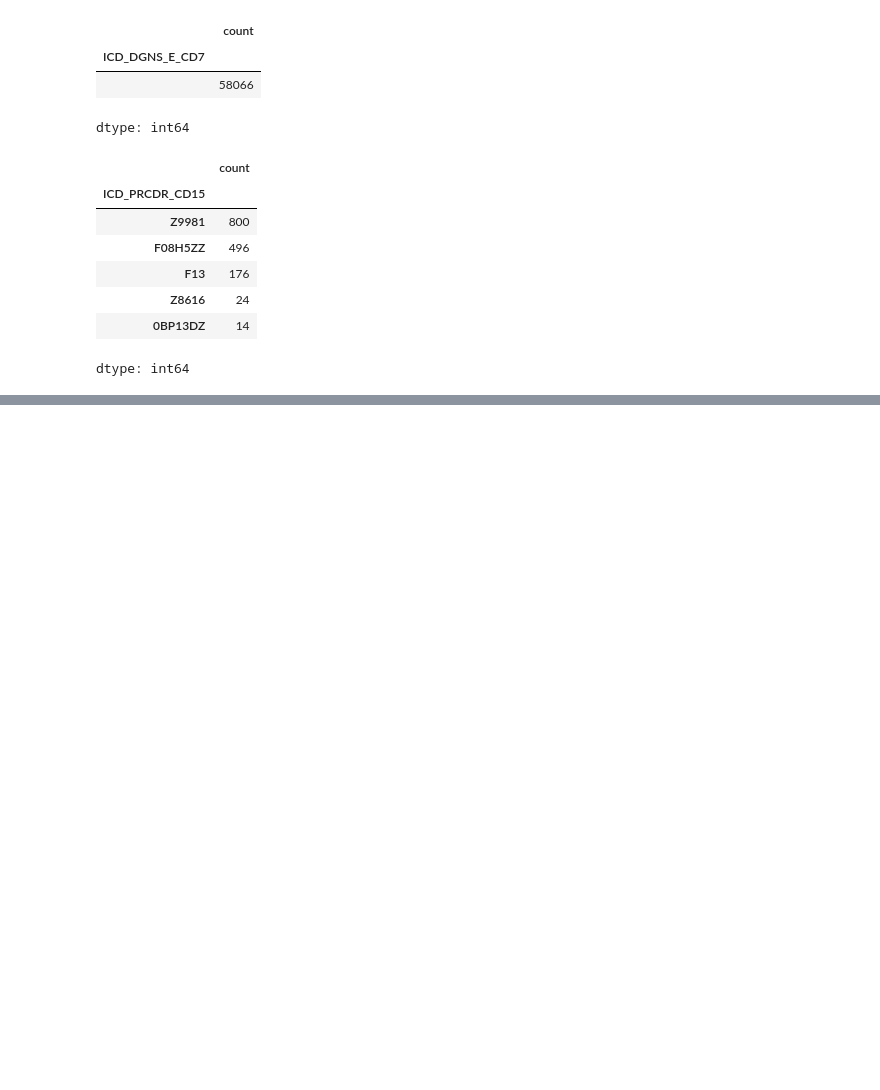
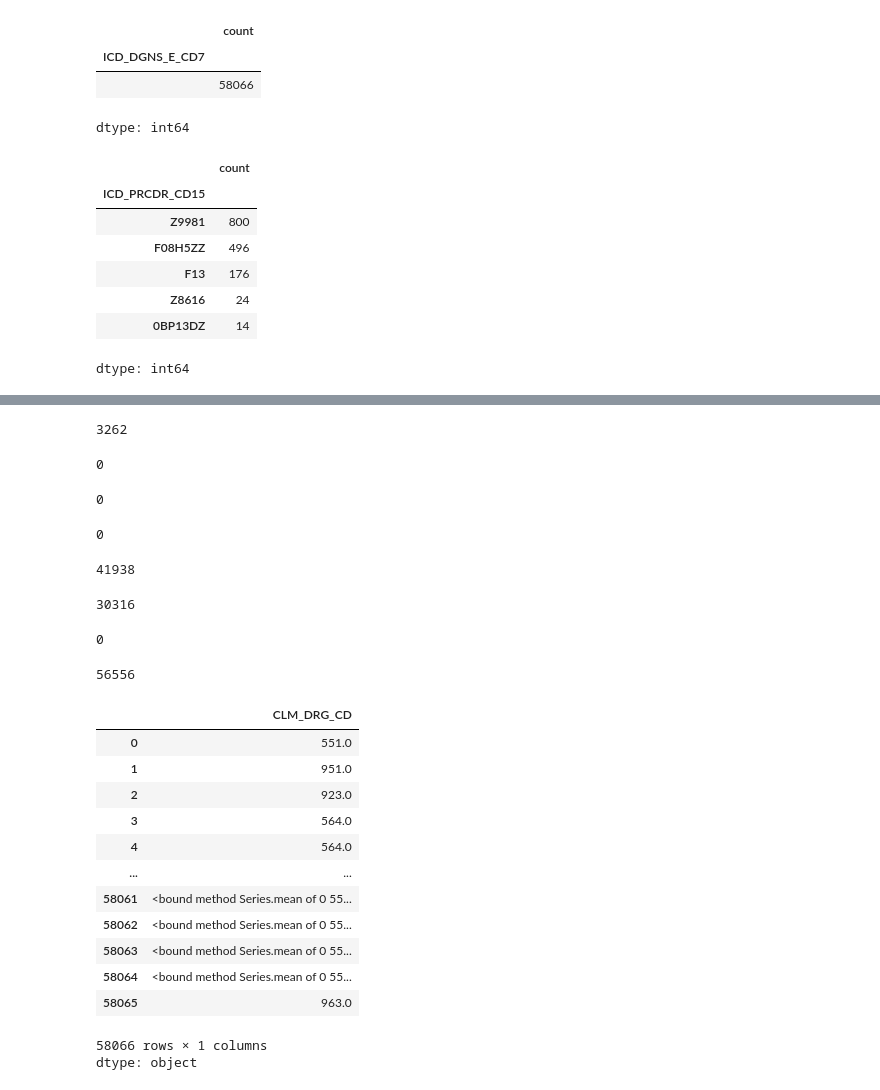
Before and after one commit to jmuryawan/module1-codexes-claims-analysis, a Jupyter notebook: analysis.ipynb, the cells around one changed output, grey strips where cells are left out. Cells and saved outputs as stored; diff of their text form; code cells hidden in the pictures; blank space fills up the shorter version.

```diff
--- a/analysis.ipynb
+++ b/analysis.ipynb
@@ -158,0 +195,40 @@ dtype: int64
+# %%
+## 1. there are 3262 null values in CLM_DRG_CD column
+df ['CLM_DRG_CD'].isnull().sum()
+# %% [output]
+3262
+# %%
+## 2. there are 0 null value in HCPCS_CD column
+df ['HCPCS_CD'].isnull().sum()
+# %% [output]
+0
+# %%
+## 3. there are 0 null values in ICD_DGNS_CD1 column
+df ['ICD_DGNS_CD1'].isnull().sum()
+# %% [output]
+0
+# %%
+## 4. there are 0 null values in CLM_E_POA_IND_SW4 column
+df ['CLM_E_POA_IND_SW4'].isnull().sum()
+# %% [output]
+0
+# %%
+## 5. there are 41938 null values in ADMTG_DGNS_CD column
+df ['ADMTG_DGNS_CD'].isnull().sum()
+# %% [output]
+41938
+# %%
+## 6. there are 30316 null values in CLM_POA_IND_SW19 column
+df ['CLM_POA_IND_SW19'].isnull().sum()
+# %% [output]
+30316
+# %%
+## 7. there are 0 null values in ICD_DGNS_E_CD7 column
+df ['ICD_DGNS_E_CD7'].isnull().sum()
+# %% [output]
+0
+# %%
+## 8. there are 56556 null values in ICD_PRCDR_CD15 column
+df ['ICD_PRCDR_CD15'].isnull().sum()
+# %% [output]
+56556
@@ -158,0 +237,18 @@ dtype: int64
+# %%
+## 1. replacing missing data with column average
+df ['CLM_DRG_CD'].fillna(df ['CLM_DRG_CD'].mean)
+# %% [output]
+|  | CLM_DRG_CD |
+| 0 | 551.0 |
+| 1 | 951.0 |
+| 2 | 923.0 |
+| 3 | 564.0 |
+| 4 | 564.0 |
+| ... | ... |
+| 58061 | <bound method Series.mean of 0 55... |
+| 58062 | <bound method Series.mean of 0 55... |
+| 58063 | <bound method Series.mean of 0 55... |
+| 58064 | <bound method Series.mean of 0 55... |
+| 58065 | 963.0 |
+58066 rows × 1 columns
+dtype: object
```
Also changed, not shown: parts of 10 cells of this notebook.
